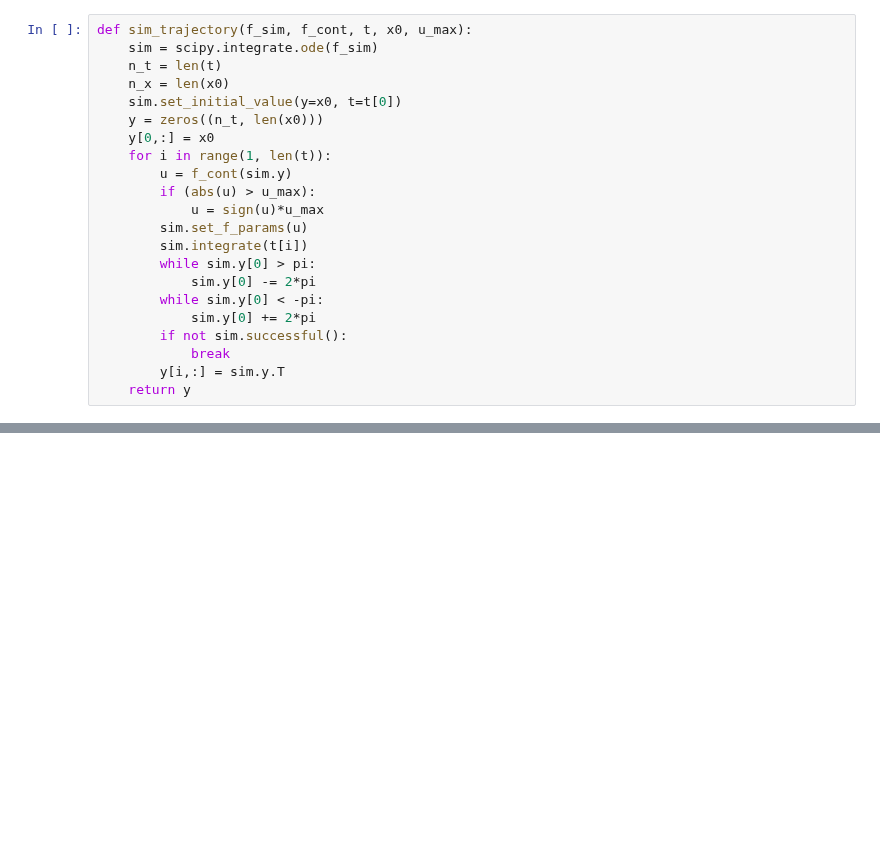
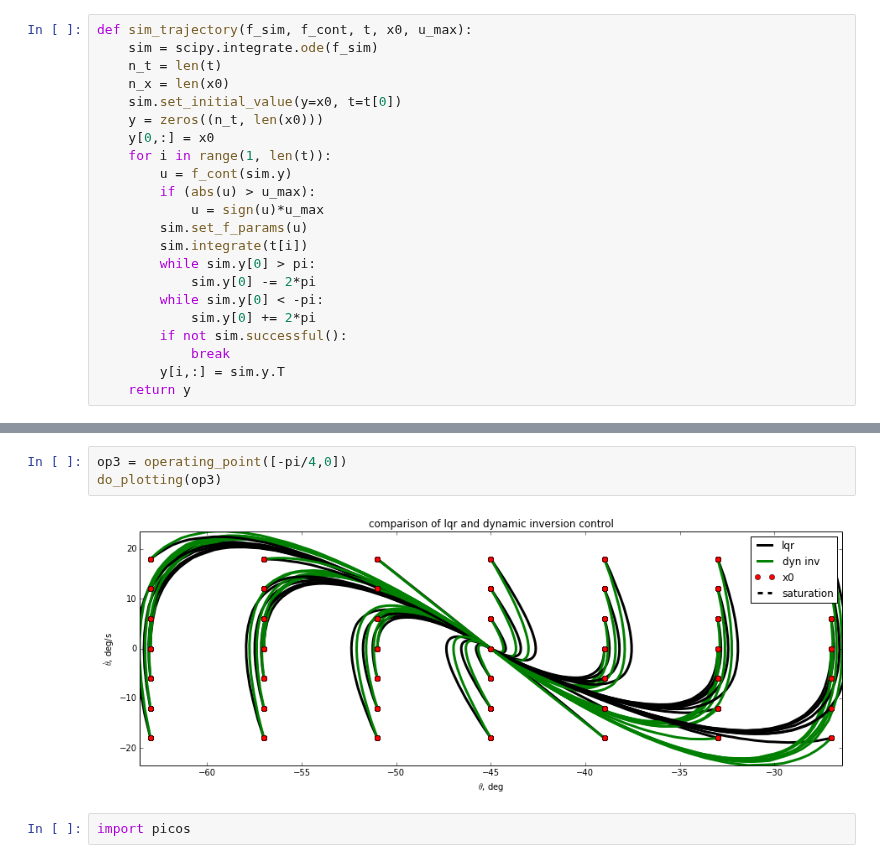
Before and after one commit to jgoppert/control-systems, a Jupyter notebook: Segway.ipynb, the cells around one changed output, grey strips where cells are left out. Drawn from its saved outputs; the diff is of its cells as text; blank space fills up the shorter version.

```diff
--- a/Segway.ipynb
+++ b/Segway.ipynb
@@ -143,0 +197,7 @@ title('comparison of lqr and dynamic inversion control')
+# %%
+op3 = operating_point([-pi/4,0])
+do_plotting(op3)
+# %% [output]
+[figure, added]
+# %%
+import picos
```
Also changed, not shown: parts of 13 cells of this notebook, 2 other files.
